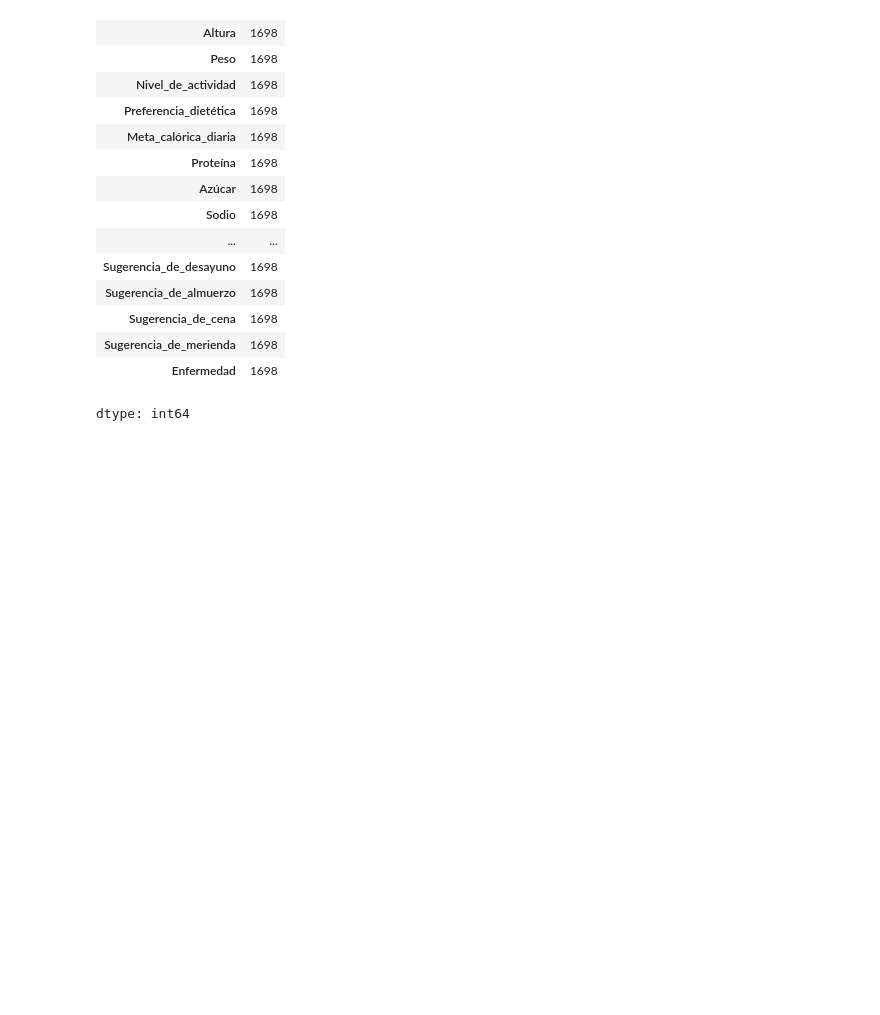
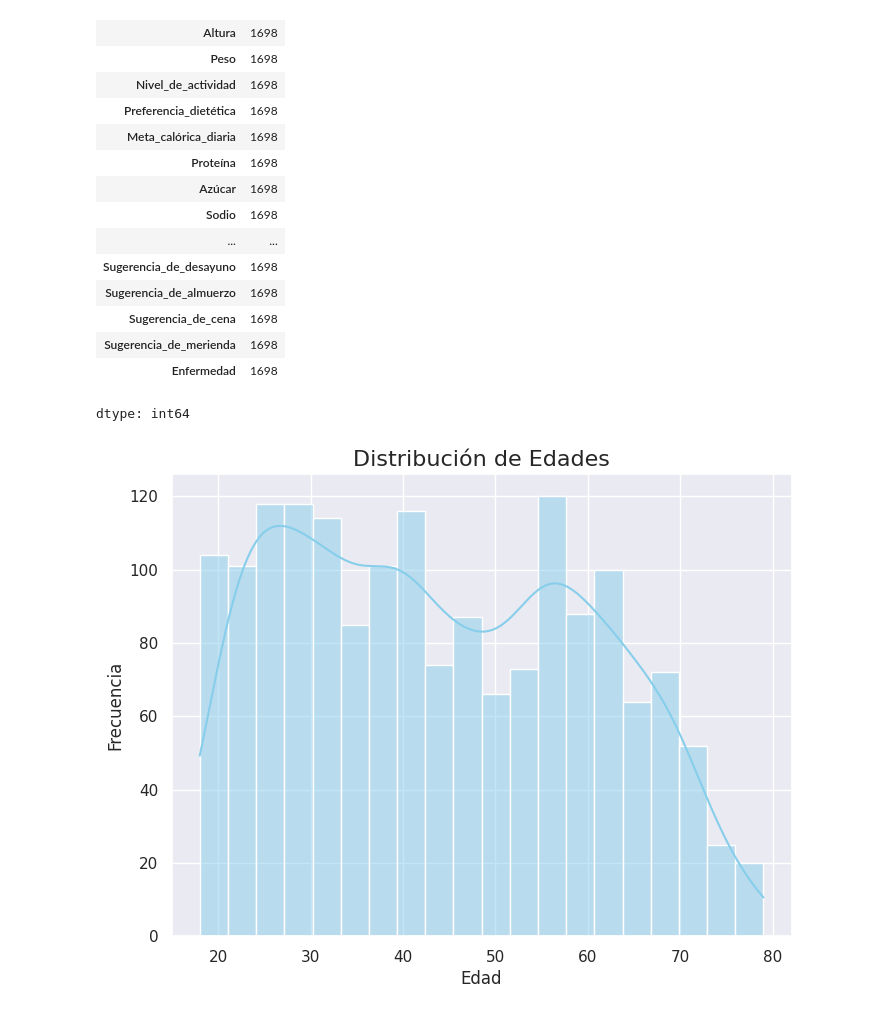
Before and after one commit to miriam013/Nutrition-Daily-Meals, a Jupyter notebook: Nutrition_Daily_Meals.ipynb, the cells around one changed output. Saved outputs shown, nothing was run; the diff lists cells and outputs as text; code cells hidden in the pictures; blank space fills up the shorter version.

```diff
--- a/Nutrition_Daily_Meals.ipynb
+++ b/Nutrition_Daily_Meals.ipynb
@@ -166,3 +166,16 @@ df.count()
 | Sugerencia_de_merienda | 1698 |
 | Enfermedad | 1698 |
 dtype: int64
+# %%
+import matplotlib.pyplot as plt
+import seaborn as sns
+
+# Histograma de edades
+plt.figure(figsize=(8, 6))
+sns.histplot(df['Edad'], bins=20, kde=True, color='skyblue')
+plt.title('Distribución de Edades', fontsize=16)
+plt.xlabel('Edad', fontsize=12)
+plt.ylabel('Frecuencia', fontsize=12)
+plt.show()
+# %% [output]
+[figure, added]
```
Also changed, not shown: parts of 1 cell of this notebook.
